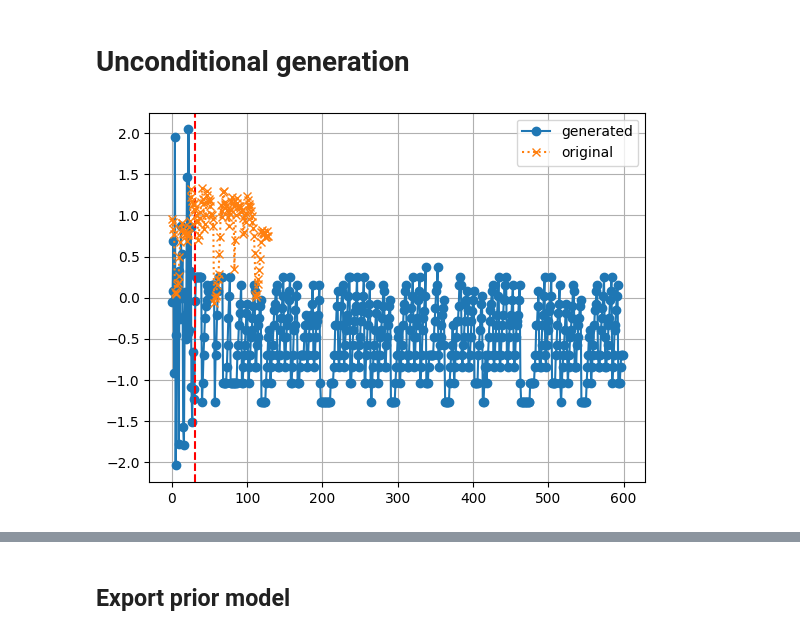
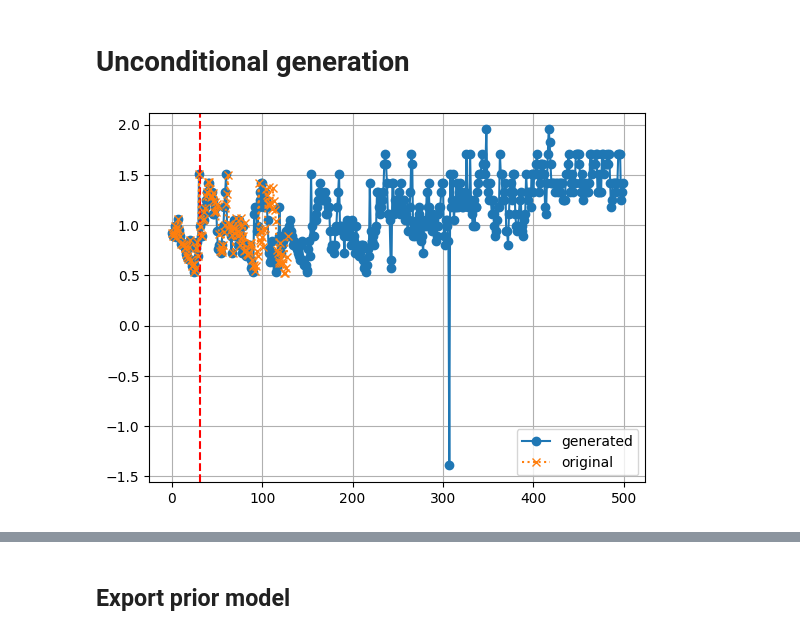
Before and after one commit to blazejkotowski/ddsp_vae, a Jupyter notebook: notebooks/Training.ipynb, the cells around one changed output, grey strips where cells are left out. Cells and saved outputs as stored; diff of their text form; code cells hidden in the pictures.

```diff
--- a/notebooks/Training.ipynb
+++ b/notebooks/Training.ipynb
@@ -198,10 +233,10 @@ print(f'Model saved at {synth_output_path}')
 prior_batch_size = 256
 
 sequence_length = 128
-embedding_dim = 16
+embedding_dim = 32
 nhead = 8
 num_layers = 4
-quantization_channels = 32
+quantization_channels = 128
 lr = 1e-4
 
 prior_epochs = 10000
@@ -211,7 +246,7 @@ reinitiate = True
 # %%
 from ddsp.prior import Prior, PriorDataset
 
-prior_model_name = f'{model_name}-prior-quantized-tiny'
+prior_model_name = f'{model_name}-prior-big'
 
 # Training dir
 prior_training_path = os.path.join(training_path_root, prior_model_name)
@@ -338,40 +369,40 @@ import matplotlib.pyplot as plt
 prior = prior.cuda()
 prior.eval()
 
-num_steps = 600
+num_steps = 500
 prime_len = sequence_length // 4
 
 orig_sequence = prior_dataset[randint(0, len(prior_dataset))].cuda()
 prime = orig_sequence[:prime_len, :]
-prime = torch.randn_like(prime)
-sequence = prior.generate(prime, num_steps, 0.0)
+# prime = torch.randn_like(prime)
+sequence = prior.generate(prime, num_steps, 1.0)
 latents = sequence.unsqueeze(0)
 
 # Decode to audio
 with torch.no_grad():
   # latents, _ = synth.pretrained.encoder.reparametrize(mu, logvar)
   audio = synth.decode(latents.permute(0, 2, 1).to('cpu'))
 
 # display latents
 plt.plot(latents.squeeze(0).cpu().numpy()[:,0], label='generated', marker='o')
 
 plt.axvline(x=prime_len-1, color='r', linestyle='--')
 
 plt.plot(orig_sequence.cpu().numpy()[:,0], linestyle=':', label='original', marker='x')
 plt.legend()
 plt.grid()
 # zoom around the prime
 margin = 64
 # plt.xlim(prime_len-margin, prime_len+margin)
 plt.show()
 
 # display audio
 audio = audio.cpu().numpy().squeeze()
 audio = audio / audio.max()
 audio_widget = Audio(audio, rate=fs)
 display(audio_widget)
 # %% [output]
-[figure, old version]
+[figure, new version]
 [interactive output not drawn]
 # %% [markdown]
 ## Export prior model
```
Also changed, not shown: parts of 8 cells of this notebook, 5 other files.
